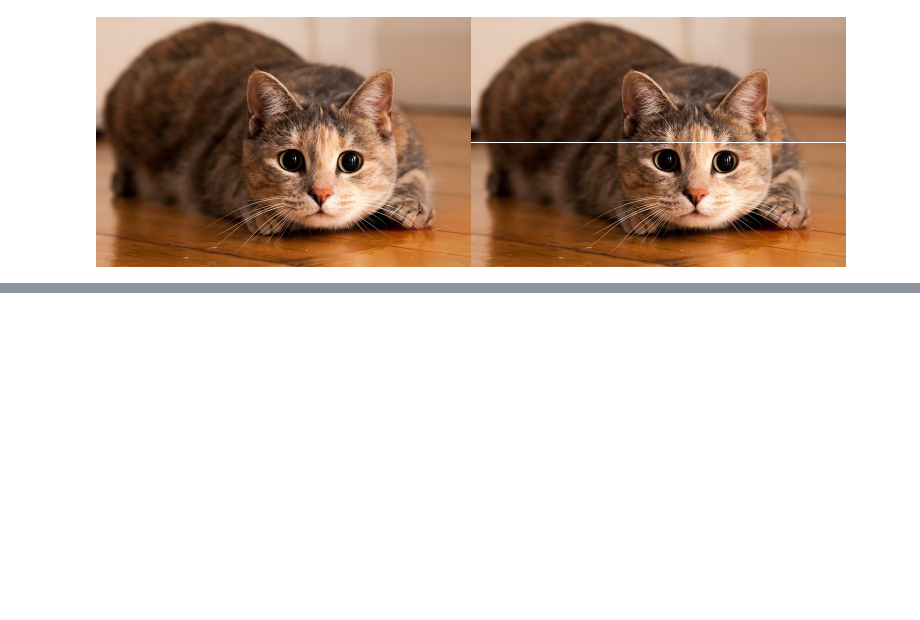
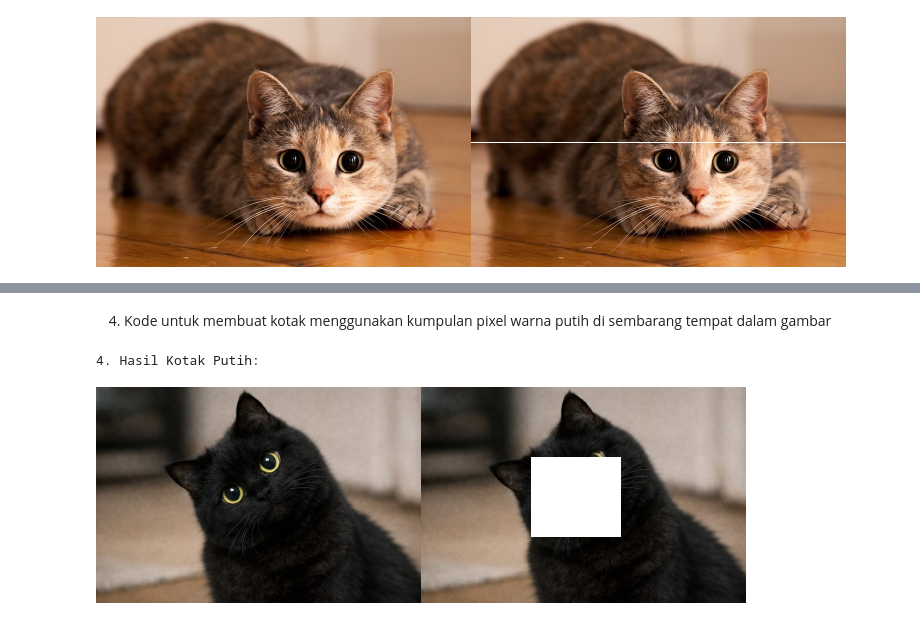
Before and after one commit to nevita275/PCVK26_20_Triya, a Jupyter notebook: latihan_integerasi.ipynb, the cells around one changed output, grey strips where cells are left out. Saved outputs shown, nothing was run; the diff lists cells and outputs as text; code cells hidden in the pictures; blank space fills up the shorter version.

```diff
--- a/latihan_integerasi.ipynb
+++ b/latihan_integerasi.ipynb
@@ -82,0 +206,17 @@ cv2_imshow(final_frame)
+# %% [markdown]
+4. Kode untuk membuat kotak menggunakan kumpulan pixel warna putih di sembarang tempat dalam gambar
+# %%
+# 4. KOTAK PUTIH BEBAS
+img_kotak = img_rgb3.copy() #gambar dari no.3
+
+# Mengubah warna piksel menjadi putih berbentuk kotak
+# Format: [batas_tinggi, batas_lebar]
+img_kotak[70:150, 110:200] = [255, 255, 255]
+
+# Menggabungkan gambar asli dengan hasil kotak putih
+hasil_kotak = cv.hconcat((img_rgb3, img_kotak))
+print("4. Hasil Kotak Putih:")
+cv2_imshow(hasil_kotak)
+# %% [output]
+4. Hasil Kotak Putih:
+[figure, added]
```
Also changed, not shown: parts of 7 cells of this notebook.
